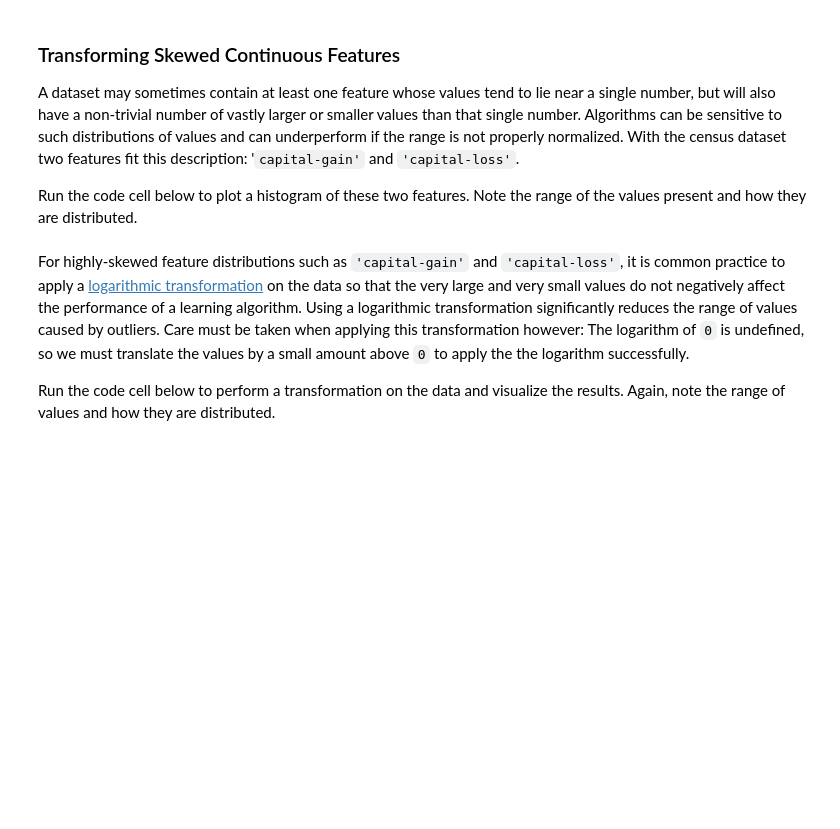
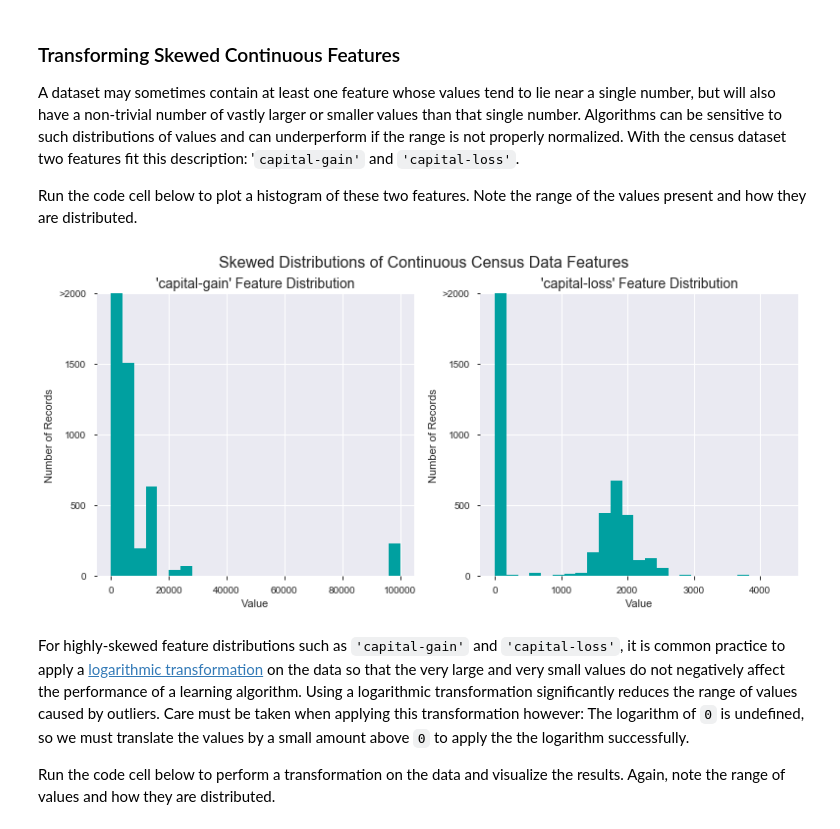
Before and after one commit to emigre459/finding_donors, a Jupyter notebook: finding_donors.ipynb, the cells around one changed output. Drawn from its saved outputs; the diff is of its cells as text; code cells hidden in the pictures; blank space fills up the shorter version.

Commit message:
Finish preprocessing data

```diff
--- a/finding_donors.ipynb
+++ b/finding_donors.ipynb
@@ -110,3 +261,7 @@ vs.distribution(data)
+# %%
+distribution(data)
+# %% [output]
+[figure, added]
 # %% [markdown]
 For highly-skewed feature distributions such as `'capital-gain'` and `'capital-loss'`, it is common practice to apply a <a href="https://en.wikipedia.org/wiki/Data_transformation_(statistics)">logarithmic transformation</a> on the data so that the very large and very small values do not negatively affect the performance of a learning algorithm. Using a logarithmic transformation significantly reduces the range of values caused by outliers. Care must be taken when applying this transformation however: The logarithm of `0` is undefined, so we must translate the values by a small amount above `0` to apply the the logarithm successfully.
 
```
Also changed, not shown: parts of 7 cells of this notebook.
